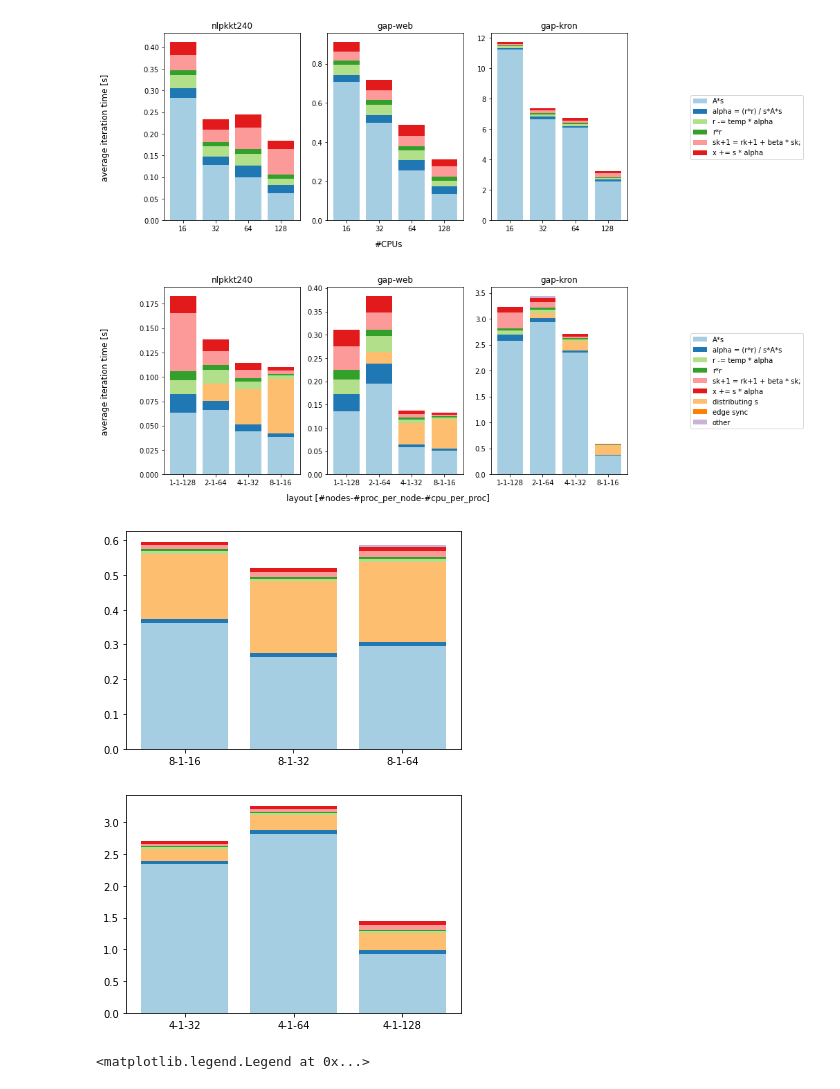
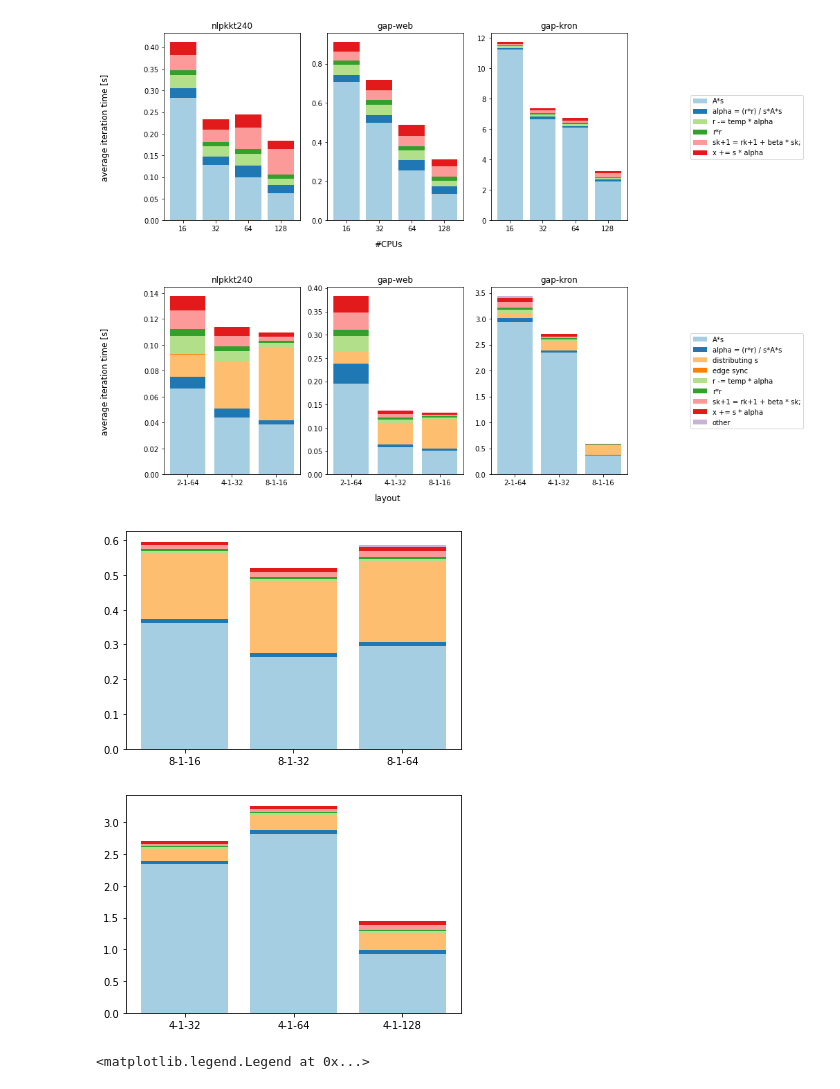
Before and after one commit to rurabori/diploma_research, a Jupyter notebook: scripts/data_analysis/graphs.ipynb, the cells around one changed output. Saved outputs shown, nothing was run; the diff lists cells and outputs as text; code cells hidden in the pictures.

```diff
--- a/scripts/data_analysis/graphs.ipynb
+++ b/scripts/data_analysis/graphs.ipynb
@@ -244,16 +244,20 @@ def plot_mt_one(ax, ds, layouts={'2-1-64', '4-1-32', '8-1-16'}):
     ax.set_xticks(np.arange(len(layouts)) * 0.5, layouts)
 
 
-def plot_mt(ds, layouts: set = {'2-1-64', '4-1-32', '8-1-16'}):
+from copy import deepcopy
+
+def plot_mt(ds, layouts: set = {'2-1-64', '4-1-32', '8-1-16'}, file_to_save=None, with_sp=False):
     fig, axes = plt.subplots(1, len(ds), figsize=(12, 5))
 
     for i, (matrix, data) in enumerate(ds.items()):
-        data['1-1-128'] = sp_stats[matrix]['128']
-        layouts.add('1-1-128')
+        if with_sp:
+            data = deepcopy(data)
+            data['1-1-128'] = sp_stats[matrix]['128']
+            layouts.add('1-1-128')
         axes[i].set_title(matrix)
         plot_mt_one(axes[i], data, layouts)
 
-    supx = fig.supxlabel("layout [#nodes-#proc_per_node-#cpu_per_proc]")
+    supx = fig.supxlabel("layout")
     supy = fig.supylabel("average iteration time [s]")
 
     handles, labels = fig.gca().get_legend_handles_labels()
@@ -262,20 +266,21 @@ def plot_mt(ds, layouts: set = {'2-1-64', '4-1-32', '8-1-16'}):
         by_label.values(), by_label.keys(), loc="center left", bbox_to_anchor=(1, 0.5)
     )
 
-    fig.savefig('mpi.pdf', bbox_extra_artists=(
-        lgd, supx, supy,), bbox_inches='tight')
+    if file_to_save is not None:
+        fig.savefig(file_to_save, bbox_extra_artists=(
+            lgd, supx, supy,), bbox_inches='tight')
 # %%
 cg_dim_ds = {matrix: load_mpi_stats(matrix) for matrix in [
     'nlpkkt240', 'gap-web', 'gap-kron']}
 
-plot_mt(cg_dim_ds)
+plot_mt(cg_dim_ds, file_to_save='mpi.pdf')
 plot_mt_one(plt.subplots()[1], cg_dim_ds['gap-kron'],
             {'8-1-16', '8-1-32', '8-1-64'})
 
 plot_mt_one(plt.subplots()[1], cg_dim_ds['gap-kron'],
             {'4-1-32', '4-1-64', '4-1-128'})
 # %% [output]
-[figure, old version]
+[figure, new version]
 [figure]
 [figure]
 # %%
```
Also changed, not shown: parts of 7 cells of this notebook, 3 other files.
